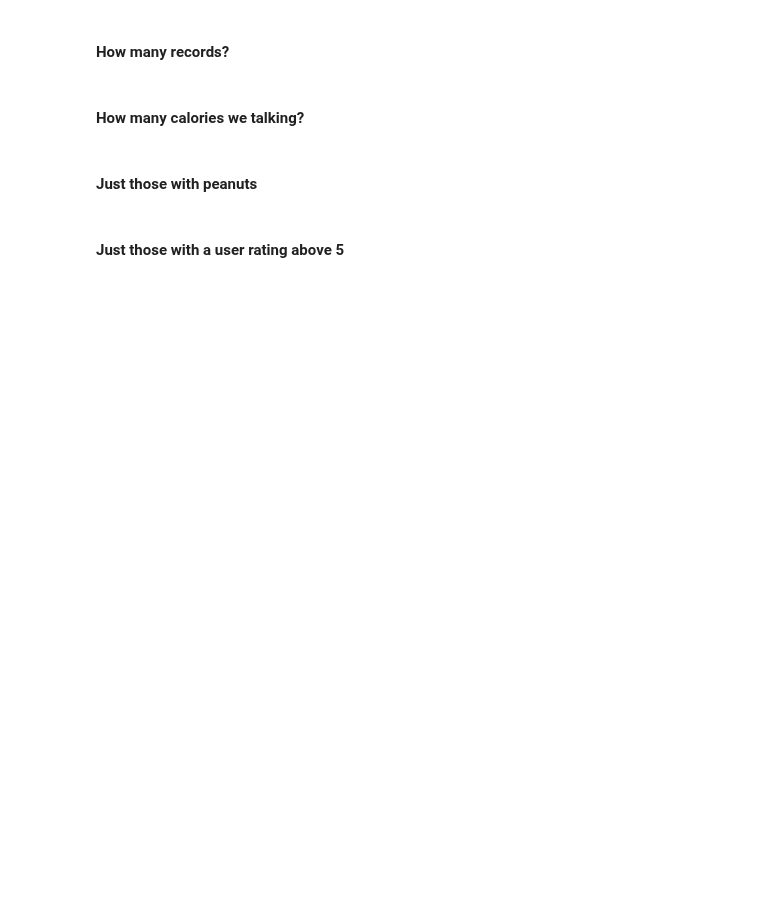
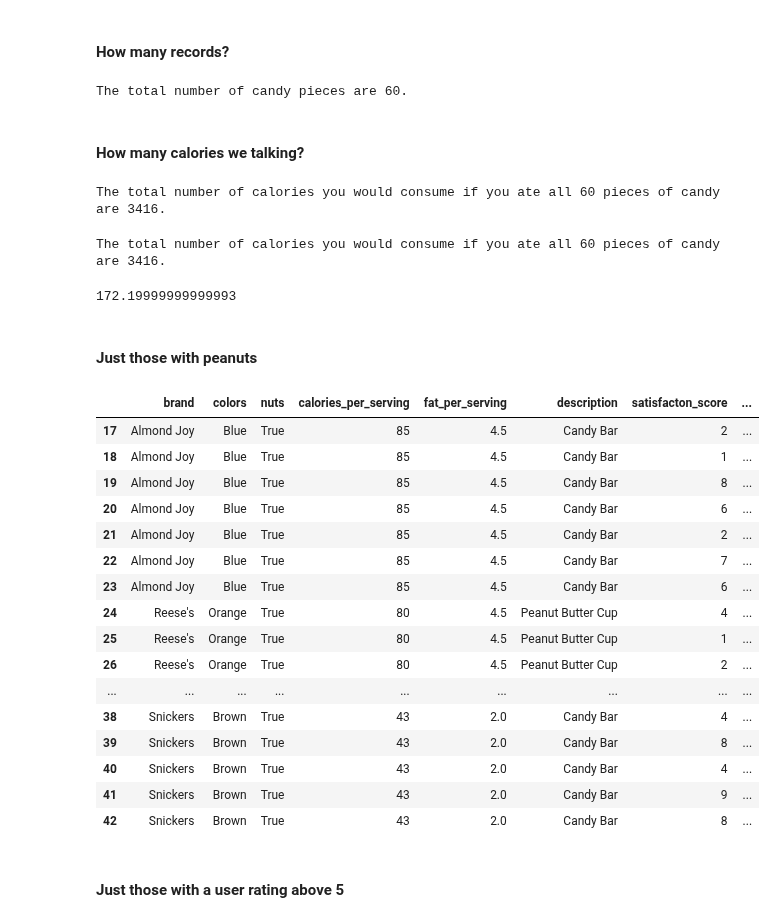
Before and after one commit to stiles/usc, a Jupyter notebook: students/shreyaag/notebooks/06_groupby_candy_demo.ipynb, the cells around one changed output. Cells and saved outputs as stored; diff of their text form; code cells hidden in the pictures; blank space fills up the shorter version.

```diff
--- a/students/shreyaag/notebooks/06_groupby_candy_demo.ipynb
+++ b/students/shreyaag/notebooks/06_groupby_candy_demo.ipynb
@@ -14,5 +14,8 @@ url = "https://docs.google.com/spreadsheets/d/e/2PACX-1vQ5SEEqfwggc80EtHHb4s5eYd
 jCp9d8llRsUNs8BB9hM6Ze4IZ25AC9fRe/pub?gid=0&single=true&output=csv"
 # %% [markdown]
 #### Read the data
+# %%
+candy_df = pd.read_csv("https://docs.google.com/spreadsheets/d/e/2PACX-1vQ5SEEqfwggc80EtHHb4s5eYd06ulLjJbOtNcjcGvktph-\
+jCp9d8llRsUNs8BB9hM6Ze4IZ25AC9fRe/pub?gid=0&single=true&output=csv")
 # %% [markdown]
 #### First five rows
@@ -21,8 +42,42 @@ jCp9d8llRsUNs8BB9hM6Ze4IZ25AC9fRe/pub?gid=0&single=true&output=csv"
 # %% [markdown]
 #### How many records?
+# %%
+print(f"The total number of candy pieces are {len(candy_df)}.")
+# %% [output]
+The total number of candy pieces are 60.
 # %% [markdown]
 #### How many calories we talking?
+# %%
+print(f"The total number of calories you would consume if you ate all 60 pieces of candy are {candy_df['calories_per_serving'].sum()}.")
+# %% [output]
+The total number of calories you would consume if you ate all 60 pieces of candy are 3416.
+# %%
+print(f"The total number of calories you would consume if you ate all 60 pieces of candy are {candy_df['calories_per_serving'].sum()}.")
+candy_df['fat_per_serving'].sum()
+# %% [output]
+The total number of calories you would consume if you ate all 60 pieces of candy are 3416.
+172.19999999999993
 # %% [markdown]
 #### Just those with peanuts
+# %%
+candy_df[candy_df['nuts']==True]
+# %% [output]
+|  | brand | colors | nuts | calories_per_serving | fat_per_serving | description | satisfacton_score | ... |
+| 17 | Almond Joy | Blue | True | 85 | 4.5 | Candy Bar | 2 | ... |
+| 18 | Almond Joy | Blue | True | 85 | 4.5 | Candy Bar | 1 | ... |
+| 19 | Almond Joy | Blue | True | 85 | 4.5 | Candy Bar | 8 | ... |
+| 20 | Almond Joy | Blue | True | 85 | 4.5 | Candy Bar | 6 | ... |
+| 21 | Almond Joy | Blue | True | 85 | 4.5 | Candy Bar | 2 | ... |
+| 22 | Almond Joy | Blue | True | 85 | 4.5 | Candy Bar | 7 | ... |
+| 23 | Almond Joy | Blue | True | 85 | 4.5 | Candy Bar | 6 | ... |
+| 24 | Reese's | Orange | True | 80 | 4.5 | Peanut Butter Cup | 4 | ... |
+| 25 | Reese's | Orange | True | 80 | 4.5 | Peanut Butter Cup | 1 | ... |
+| 26 | Reese's | Orange | True | 80 | 4.5 | Peanut Butter Cup | 2 | ... |
+| ... | ... | ... | ... | ... | ... | ... | ... | ... |
+| 38 | Snickers | Brown | True | 43 | 2.0 | Candy Bar | 4 | ... |
+| 39 | Snickers | Brown | True | 43 | 2.0 | Candy Bar | 8 | ... |
+| 40 | Snickers | Brown | True | 43 | 2.0 | Candy Bar | 4 | ... |
+| 41 | Snickers | Brown | True | 43 | 2.0 | Candy Bar | 9 | ... |
+| 42 | Snickers | Brown | True | 43 | 2.0 | Candy Bar | 8 | ... |
 # %% [markdown]
 #### Just those with a user rating above 5
```
Also changed, not shown: parts of 10 cells of this notebook.
